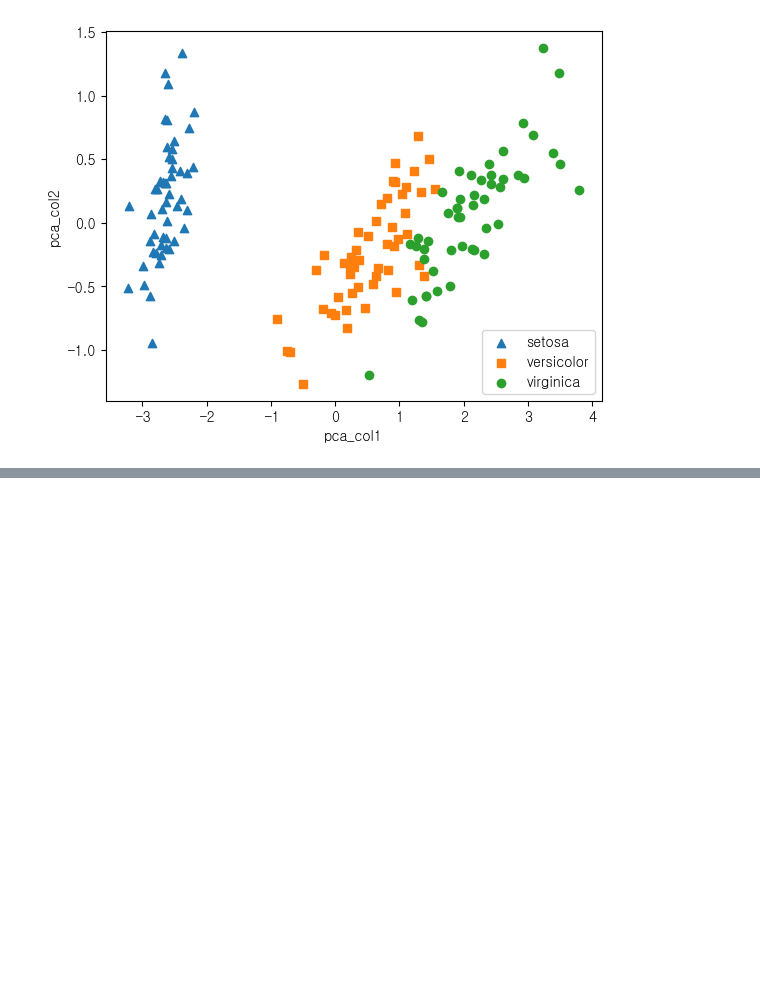
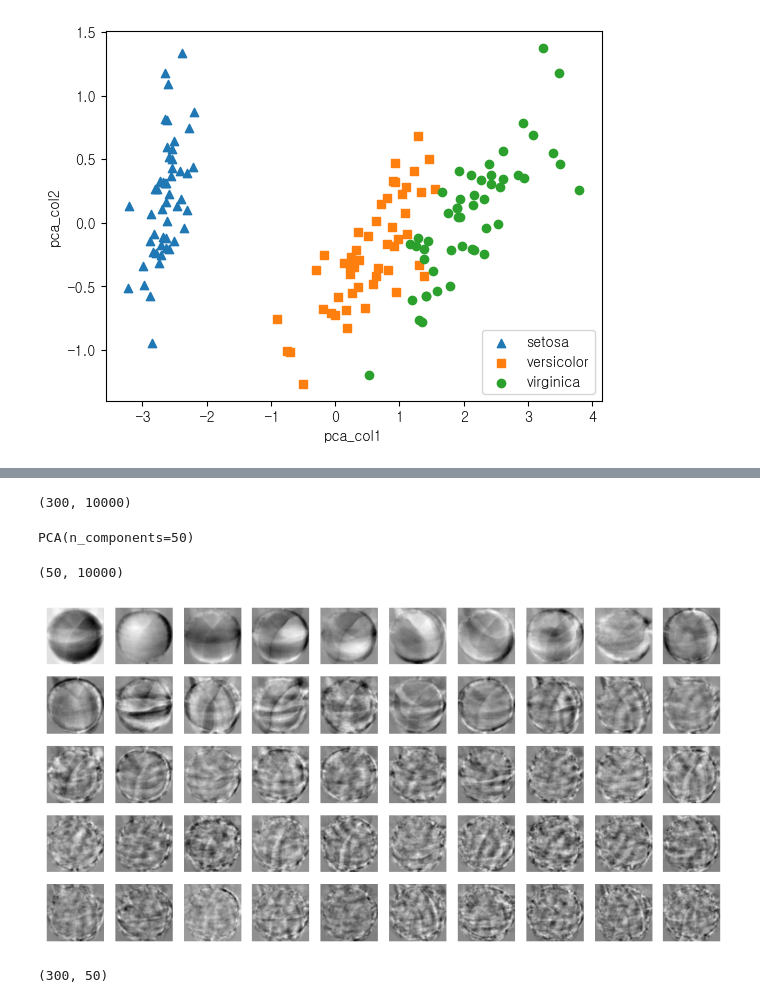
Before and after one commit to vfxpedia/05_ml-workspace, a Jupyter notebook: 06_dim_reduction/01_pca.ipynb, the cells around one changed output, grey strips where cells are left out. Cells and saved outputs as stored; diff of their text form; code cells hidden in the pictures; blank space fills up the shorter version.

```diff
--- a/06_dim_reduction/01_pca.ipynb
+++ b/06_dim_reduction/01_pca.ipynb
@@ -161,0 +219,25 @@ plt.show()
+# %%
+# 1차원 데이터로 펼치기
+fruits_1d = fruits.reshape(300, 100 * 100)
+fruits_1d.shape # (300, 10000) → 이미지 데이터를 1차원 데이터로 펼침(이해가 잘 안됨)
+# %% [output]
+(300, 10000)
+# %%
+# 50차원으로 차원 축소
+pca = PCA(n_components=50)
+pca.fit(fruits_1d)
+# %% [output]
+PCA(n_components=50)
+# %%
+pca.components_.shape # (50, 10000) = (PCA로 구현한 50개의 주성분, 원본 데이터 특성 개수)
+# %% [output]
+(50, 10000)
+# %%
+draw_fruits(pca.components_.reshape(-1, 100, 100))
+# %% [output]
+[figure, added]
+# %%
+fruits_pca = pca.transform(fruits_1d)
+fruits_pca.shape # (300, 50) → 50차원으로 차원 축소
+# %% [output]
+(300, 50)
```
Also changed, not shown: parts of 18 cells of this notebook, 12 other files.
